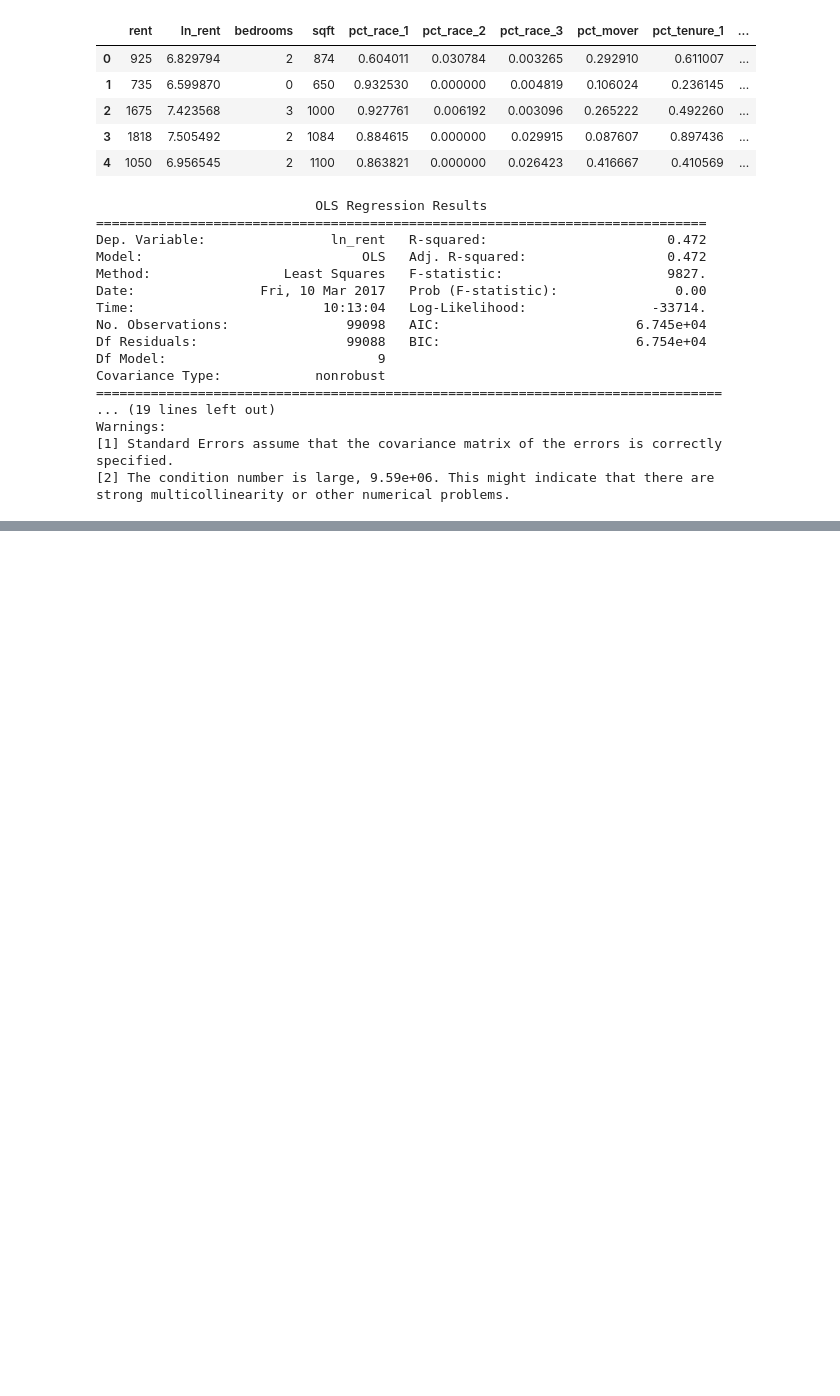
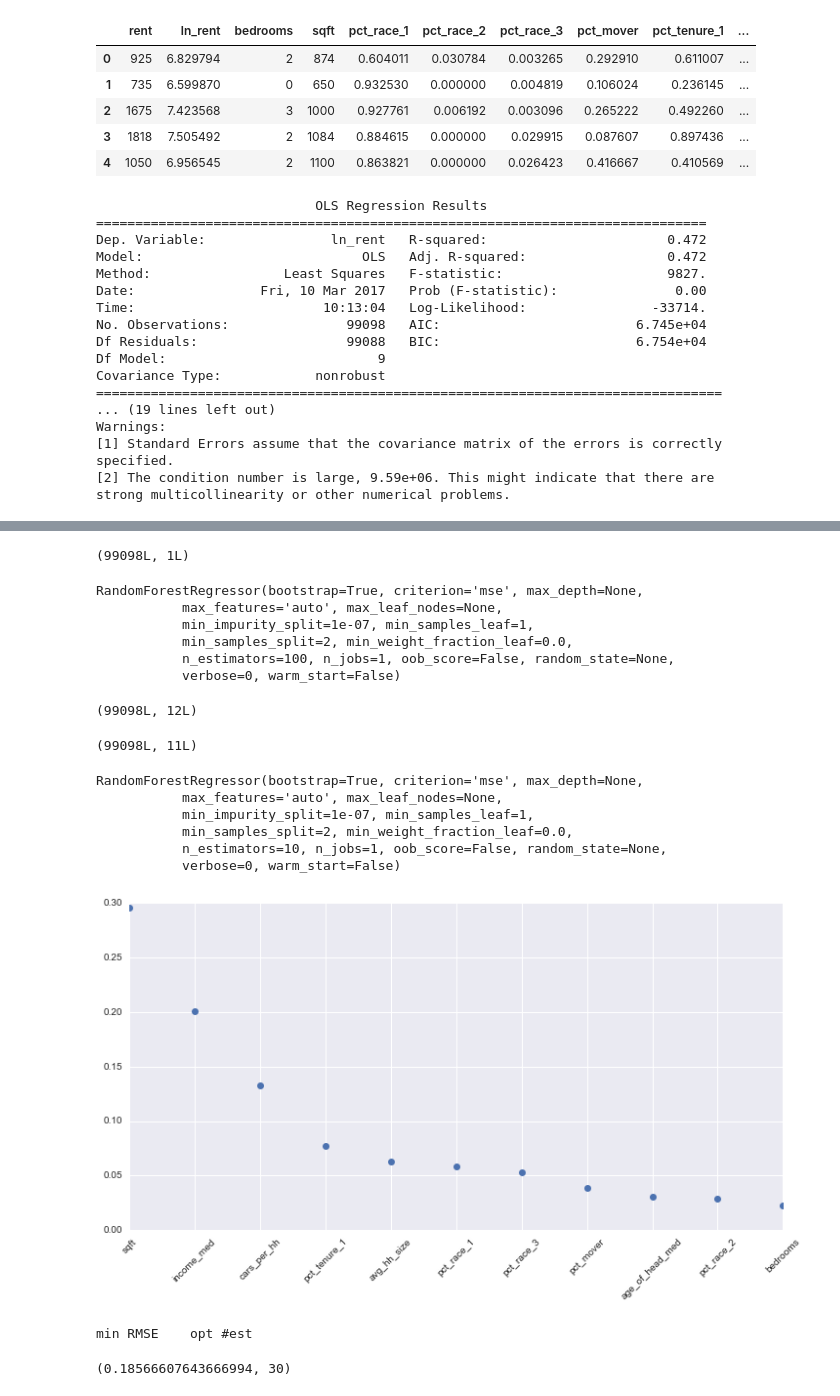
Before and after one commit to lrayle/rental-listings-census, a Jupyter notebook: src/rental_listings_explore_Ruoying.ipynb, the cells around one changed output, grey strips where cells are left out. Drawn from its saved outputs; the diff is of its cells as text; code cells hidden in the pictures; blank space fills up the shorter version.

Commit message:
random forest and cross validation

```diff
--- a/src/rental_listings_explore_Ruoying.ipynb
+++ b/src/rental_listings_explore_Ruoying.ipynb
@@ -337,0 +354,19 @@ strong multicollinearity or other numerical problems.
+# %%
+cols_all = ['ln_rent','bedrooms', 'sqft','pct_race_1', 'pct_race_2',
+       'pct_race_3', 'pct_mover', 'pct_tenure_1', 'income_med',
+       'age_of_head_med', 'avg_hh_size', 'cars_per_hh']
+
+cols = ['bedrooms', 'sqft','pct_race_1', 'pct_race_2',
+       'pct_race_3', 'pct_mover', 'pct_tenure_1', 'income_med',
+       'age_of_head_med', 'avg_hh_size', 'cars_per_hh']
+
+df_val=df[cols_all].values
+X_df= df[cols].values
+y_df = df['ln_rent'].values
+# %%
+#xx=X_df.as_matrix()
+#yy=y_df.as_matrix()
+
+X_df1=np.array(X_df)
+y_df1=np.array(y_df)
+df_np=np.array(df_val)
@@ -337,0 +378,46 @@ strong multicollinearity or other numerical problems.
+# %%
+y_df2=df_np[:,:1]
+print y_df2.shape
+# %% [output]
+(99098L, 1L)
+# %%
+
+random_forest = RandomForestRegressor(n_estimators=100, criterion='mse', max_depth=None)
+random_forest.fit(X_df2, y_df2)
+# %% [output]
+RandomForestRegressor(bootstrap=True, criterion='mse', max_depth=None,
+           max_features='auto', max_leaf_nodes=None,
+           min_impurity_split=1e-07, min_samples_leaf=1,
+           min_samples_split=2, min_weight_fraction_leaf=0.0,
+           n_estimators=100, n_jobs=1, oob_score=False, random_state=None,
+           verbose=0, warm_start=False)
+# %%
+print df_np.shape
+# %% [output]
+(99098L, 12L)
+# %%
+print X_df1.shape
+# %% [output]
+(99098L, 11L)
+# %%
+random_forest = RandomForestRegressor(n_estimators=10, criterion='mse', max_depth=None)
+random_forest.fit(X_df1, y_df1)
+#random_forest.fit(X_df, y_df)
+#y_test_rf = random_forest.predict(X_test_rf)
+# %% [output]
+RandomForestRegressor(bootstrap=True, criterion='mse', max_depth=None,
+           max_features='auto', max_leaf_nodes=None,
+           min_impurity_split=1e-07, min_samples_leaf=1,
+           min_samples_split=2, min_weight_fraction_leaf=0.0,
+           n_estimators=10, n_jobs=1, oob_score=False, random_state=None,
+           verbose=0, warm_start=False)
+# %%
+rf_o = pd.DataFrame({'features':cols,'importance':random_forest.feature_importances_})
+rf_o= rf_o.sort('importance',ascending=False)
+pylab.figure(1,figsize=(12, 6))
+pylab.xticks(range(len(rf_o)), rf_o.features,rotation=45)
+pylab.plot(range(len(rf_o)),rf_o.importance,"o")
+
+pylab.show()
+# %% [output]
+[figure, added]
@@ -337,0 +469,6 @@ strong multicollinearity or other numerical problems.
+# %%
+print "min RMSE", "   opt #est"
+opt_est(df_np)
+# %% [output]
+min RMSE    opt #est
+(0.18566607643666994, 30)
```
Also changed, not shown: parts of 11 cells of this notebook.
